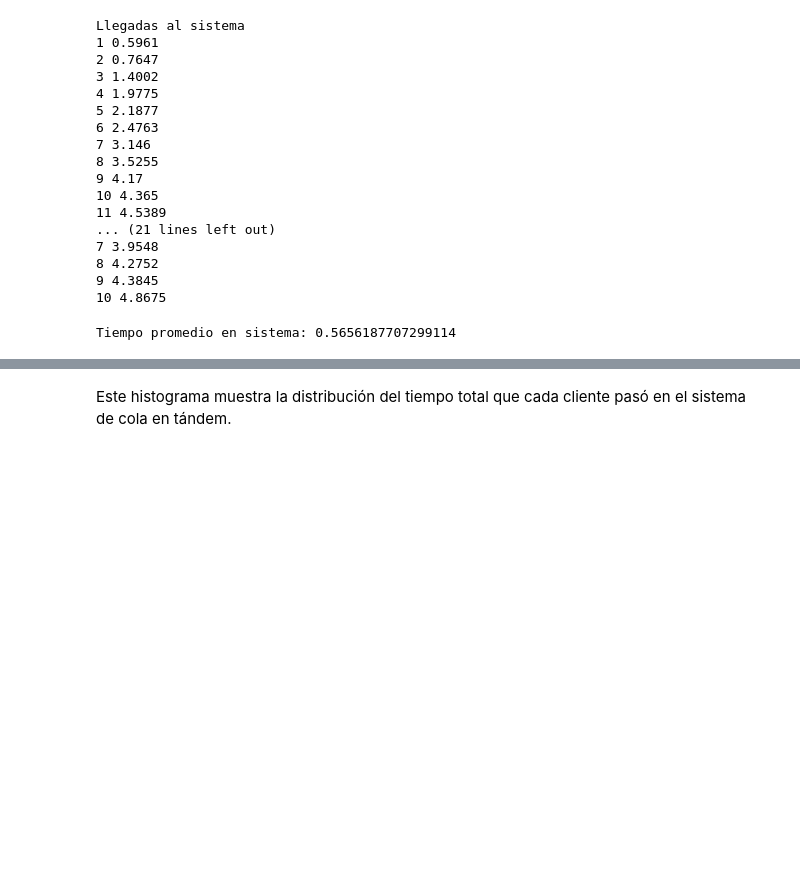
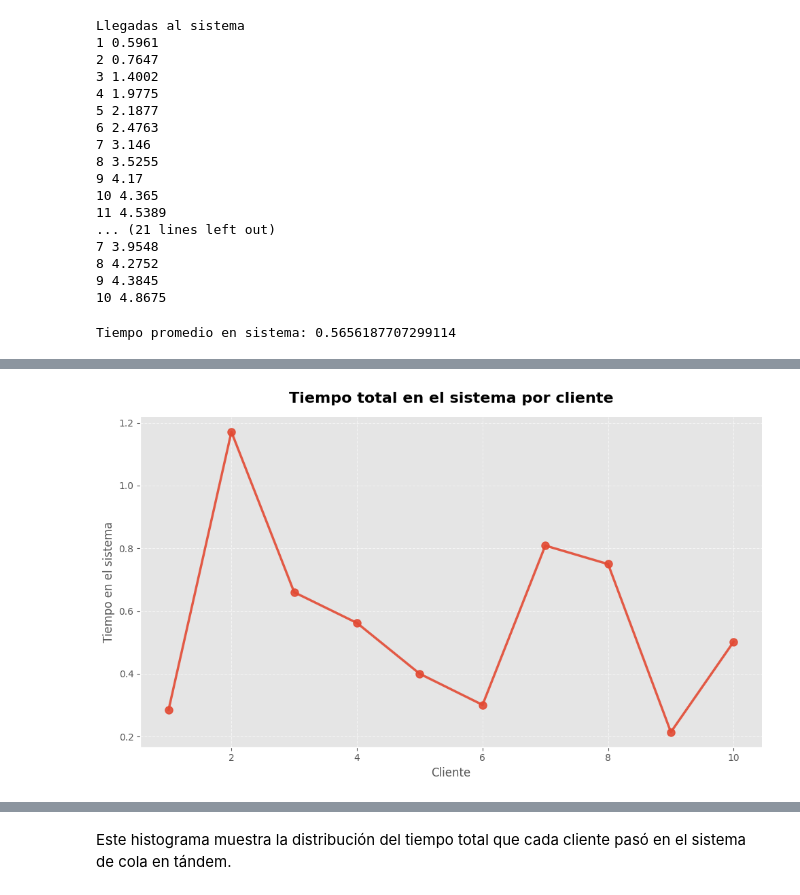
Before and after one commit to FOFM030711/Caminata-aleatoria-1D, a Jupyter notebook: LINEA_DE_ESPERA_dos_Servidores.ipynb, the cells around one changed output, grey strips where cells are left out. Drawn from its saved outputs; the diff is of its cells as text; code cells hidden in the pictures; blank space fills up the shorter version.

```diff
--- a/LINEA_DE_ESPERA_dos_Servidores.ipynb
+++ b/LINEA_DE_ESPERA_dos_Servidores.ipynb
@@ -311,9 +312,9 @@ def evento_servidor1(
         mu1,
         mu2,
         A2):
-    """
-    Cliente termina servicio en servidor 1.
-    """
+
+   # Cliente termina servicio en servidor 1.
+
 
     estado.t = t1
 
@@ -351,9 +352,8 @@ def evento_servidor2(
         t2,
         mu2,
         D):
-    """
-    Cliente abandona el sistema.
-    """
+
+   # Cliente abandona el sistema.
 
     estado.t = t2
 
@@ -382,9 +382,9 @@ def simular_tandem(
         mu1,
         mu2,
         n_clientes):
-    """
-    Simulación de cola en serie con dos servidores.
-    """
+
+    #Simulación de cola en serie con dos servidores.
+
 
     estado, tA, t1, t2 = inicializar(lamb)
 
@@ -510,0 +516,41 @@ Tiempo promedio en sistema: 0.5656187707299114
+# %%
+# GRÁFICA
+
+# Datos
+clientes = list(T.keys())
+tiempos = list(T.values())
+
+# Estilo
+plt.style.use('ggplot')
+
+plt.figure(figsize=(10,6))
+
+plt.plot(
+    clientes,
+    tiempos,
+    marker='o',
+    markersize=8,
+    linewidth=2.5,
+    alpha=0.9
+)
+
+plt.title(
+    'Tiempo total en el sistema por cliente',
+    fontsize=16,
+    fontweight='bold',
+    pad=15
+)
+
+plt.xlabel('Cliente', fontsize=12)
+plt.ylabel('Tiempo en el sistema', fontsize=12)
+
+plt.grid(True, linestyle='--', alpha=0.6)
+
+# Eliminar bordes innecesarios
+plt.gca().spines['top'].set_visible(False)
+plt.gca().spines['right'].set_visible(False)
+
+plt.tight_layout()
+plt.show()
+# %% [output]
+[figure, added]
```
Also changed, not shown: parts of 20 cells of this notebook.
